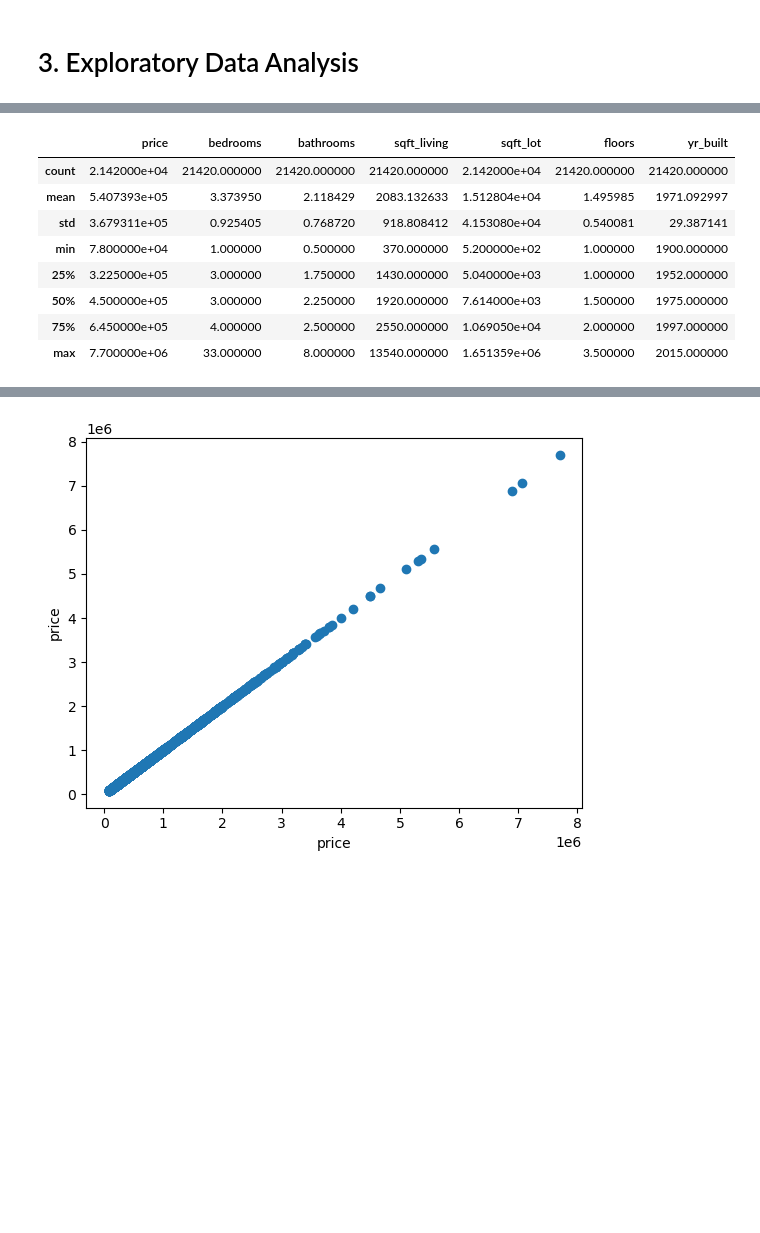
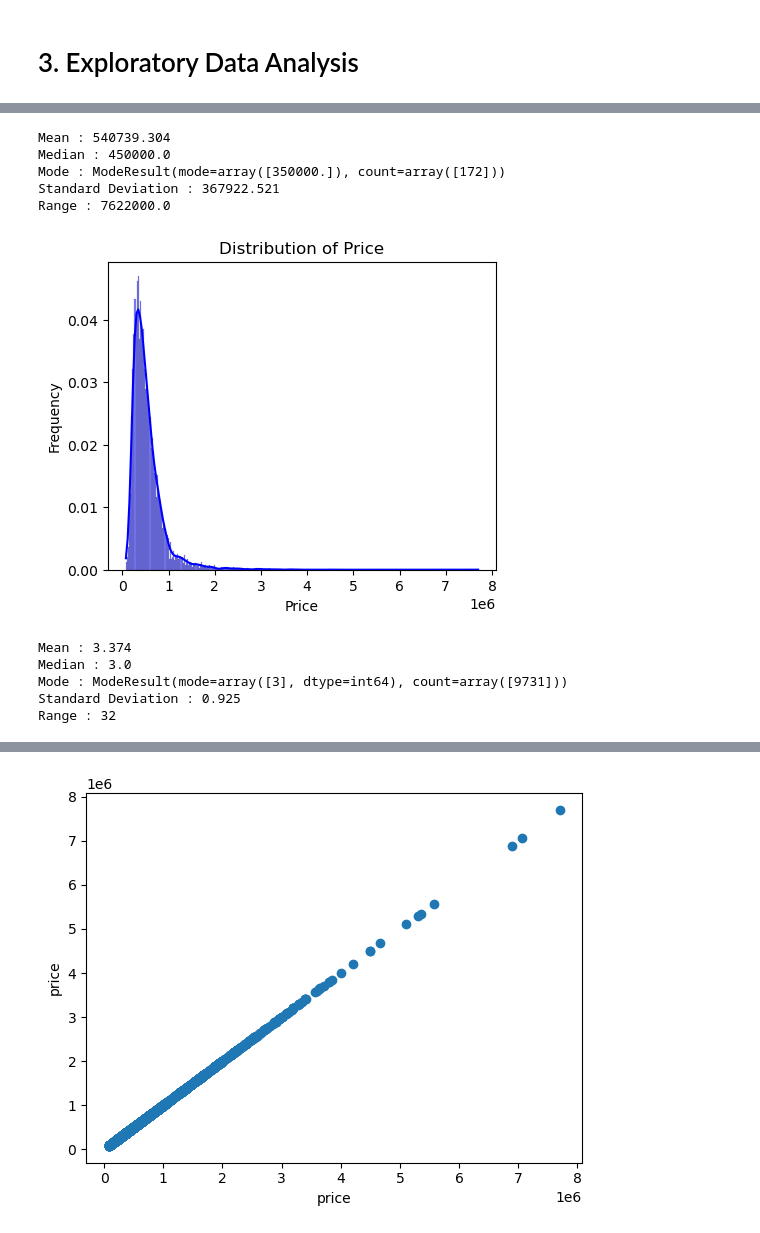
Before and after one commit to FionaNalianya/King-County-House-Sales, a Jupyter notebook: notebook.ipynb, the cells around one changed output, grey strips where cells are left out. Drawn from its saved outputs; the diff is of its cells as text; code cells hidden in the pictures; blank space fills up the shorter version.

```diff
--- a/notebook.ipynb
+++ b/notebook.ipynb
@@ -147,13 +180,2 @@ house['waterfront'] = house['waterfront'].fillna('NO')
 # %%
 numeric_var = ['price', 'bedrooms', 'bathrooms', 'sqft_living', 'sqft_lot', 'floors', 'yr_built']
-house[numeric_var].describe()
-# %% [output]
-|  | price | bedrooms | bathrooms | sqft_living | sqft_lot | floors | yr_built |
-| count | 2.142000e+04 | 21420.000000 | 21420.000000 | 21420.000000 | 2.142000e+04 | 21420.000000 | 21420.000000 |
-| mean | 5.407393e+05 | 3.373950 | 2.118429 | 2083.132633 | 1.512804e+04 | 1.495985 | 1971.092997 |
-| std | 3.679311e+05 | 0.925405 | 0.768720 | 918.808412 | 4.153080e+04 | 0.540081 | 29.387141 |
-| min | 7.800000e+04 | 1.000000 | 0.500000 | 370.000000 | 5.200000e+02 | 1.000000 | 1900.000000 |
-| 25% | 3.225000e+05 | 3.000000 | 1.750000 | 1430.000000 | 5.040000e+03 | 1.000000 | 1952.000000 |
-| 50% | 4.500000e+05 | 3.000000 | 2.250000 | 1920.000000 | 7.614000e+03 | 1.500000 | 1975.000000 |
-| 75% | 6.450000e+05 | 4.000000 | 2.500000 | 2550.000000 | 1.069050e+04 | 2.000000 | 1997.000000 |
-| max | 7.700000e+06 | 33.000000 | 8.000000 | 13540.000000 | 1.651359e+06 | 3.500000 | 2015.000000 |
@@ -159,0 +196,28 @@ house[numeric_var].describe()
+# %%
+#checking the descriptive statistics of price
+descriptive_statistics(house_features, "price")
+# %% [output]
+Mean : 540739.304
+Median : 450000.0
+Mode : ModeResult(mode=array([350000.]), count=array([172]))
+Standard Deviation : 367922.521
+Range : 7622000.0
+# %%
+# Plotting the distribution of Price
+fig, ax = plt.subplots(figsize=(5,4))
+sns.histplot(house_features["price"], stat = 'frequency', color = "blue", kde = True, ax = ax)
+ax.set_ylabel("Frequency")
+ax.set_xlabel("Price")
+ax.set_title("Distribution of Price")
+plt.show()
+# %% [output]
+[figure, added]
+# %%
+#checking the descriptive statistics of bedrooms
+descriptive_statistics(house_features, "bedrooms")
+# %% [output]
+Mean : 3.374
+Median : 3.0
+Mode : ModeResult(mode=array([3], dtype=int64), count=array([9731]))
+Standard Deviation : 0.925
+Range : 32
```
Also changed, not shown: parts of 22 cells of this notebook.
